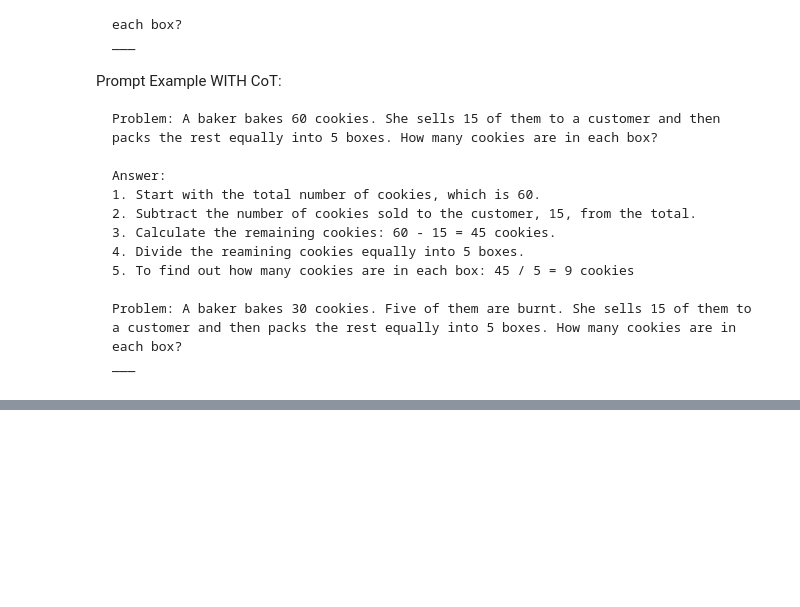
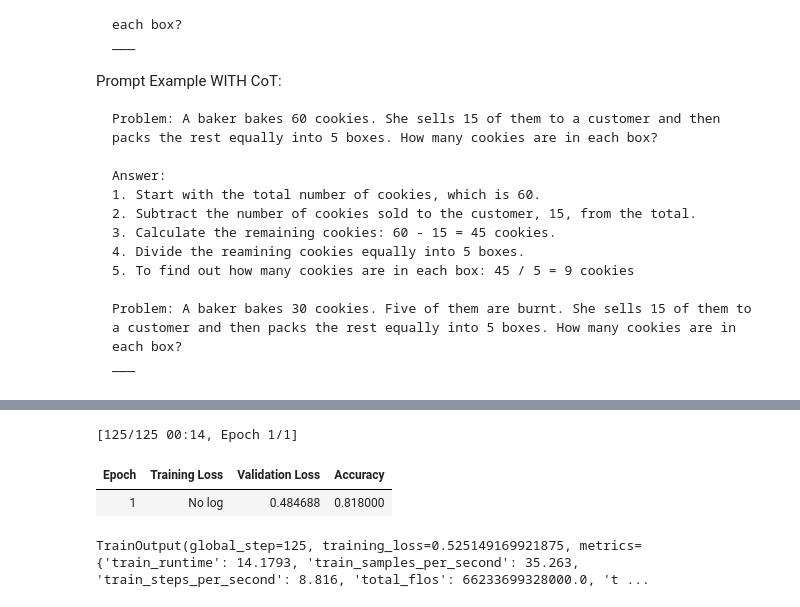
Before and after one commit to ChristopherDaigle/ud_genai_nd, a Jupyter notebook: 1_gen_ai_fundamentals/2_foundation_models/1_adapting_foundation_models.ipynb, the cells around one changed output, grey strips where cells are left out. Cells and saved outputs as stored; diff of their text form; code cells hidden in the pictures; blank space fills up the shorter version.

```diff
--- a/1_gen_ai_fundamentals/2_foundation_models/1_adapting_foundation_models.ipynb
+++ b/1_gen_ai_fundamentals/2_foundation_models/1_adapting_foundation_models.ipynb
@@ -130,0 +280,38 @@ ___
+# %%
+# Replace <MASK> with your DataCollatorWithPadding argument(s)
+def compute_metrics(eval_pred):
+    predictions, labels = eval_pred
+    predictions = np.argmax(predictions, axis=1)
+    return {"accuracy": (predictions == labels).mean()}
+
+
+# The HuggingFace Trainer class handles the training and eval loop for PyTorch for us.
+# Read more about it here https://huggingface.co/docs/transformers/main_classes/trainer
+trainer = Trainer(
+    model=model,
+    args=TrainingArguments(
+        output_dir="./data/sentiment_analysis",
+        learning_rate=2e-3,
+        # Reduce the batch size if you don't have enough memory
+        per_device_train_batch_size=4,
+        per_device_eval_batch_size=4,
+        num_train_epochs=1,
+        weight_decay=0.01,
+        evaluation_strategy="epoch",
+        save_strategy="epoch",
+        load_best_model_at_end=True,
+    ),
+    train_dataset=tokenized_ds["train"],
+    eval_dataset=tokenized_ds["test"],
+    tokenizer=tokenizer,
+    # data_collator=DataCollatorWithPadding(<MASK>),
+    data_collator=DataCollatorWithPadding(tokenizer = tokenizer),
+    compute_metrics=compute_metrics,
+)
+
+trainer.train()
+# %% [output]
+[125/125 00:14, Epoch 1/1]
+| Epoch | Training Loss | Validation Loss | Accuracy |
+| 1 | No log | 0.484688 | 0.818000 |
+TrainOutput(global_step=125, training_loss=0.525149169921875, metrics={'train_runtime': 14.1793, 'train_samples_per_second': 35.263, 'train_steps_per_second': 8.816, 'total_flos': 66233699328000.0, 't ...
```
Also changed, not shown: parts of 19 cells of this notebook.
